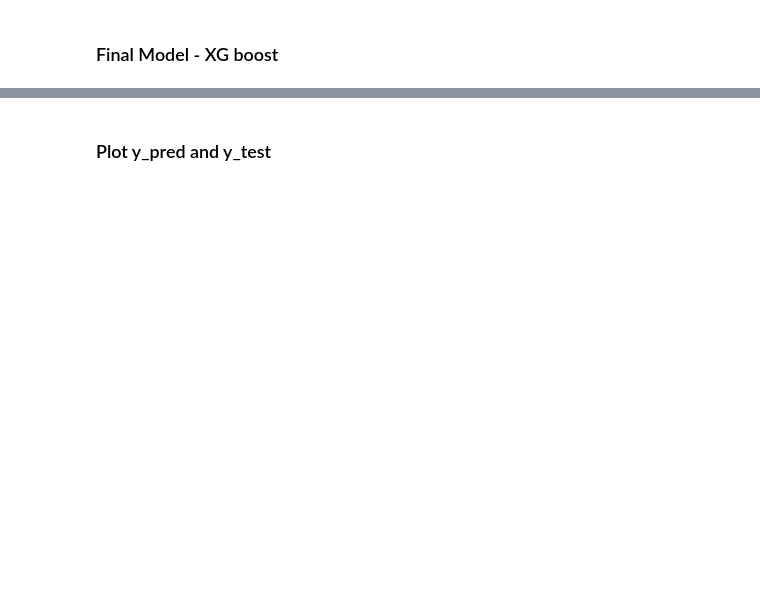
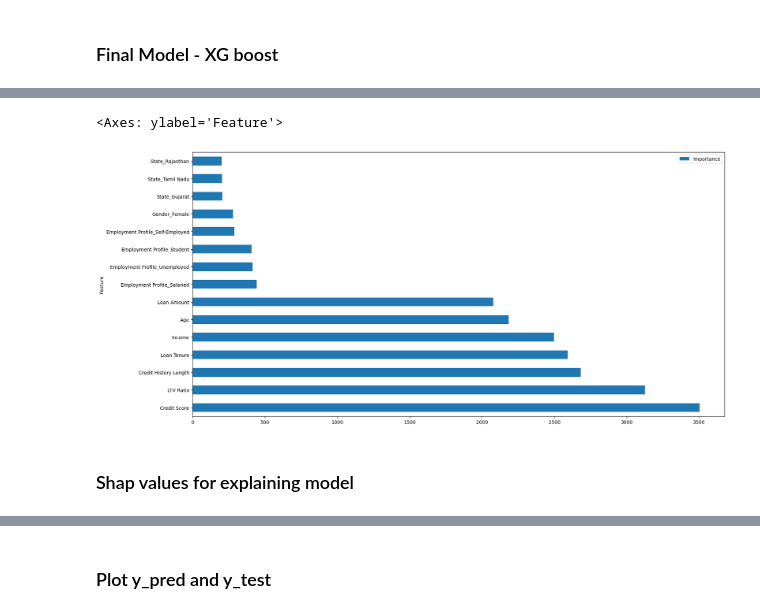
Before and after one commit to dtrelays/AutoLoanApproval, a Jupyter notebook: notebook/ModelTraining_LoanApproval.ipynb, the cells around one changed output, grey strips where cells are left out. Drawn from its saved outputs; the diff is of its cells as text; code cells hidden in the pictures; blank space fills up the shorter version.

```diff
--- a/notebook/ModelTraining_LoanApproval.ipynb
+++ b/notebook/ModelTraining_LoanApproval.ipynb
@@ -79,3 +95,14 @@ X_transform = preprocessor.fit_transform(X)
+# %%
+# Get the transformed column names
+transformed_column_names = []
+
+if len(cat_features) > 0:
+    onehot_encoder = pipeline.named_steps['preprocessor'].transformers_[0][1].named_steps['onehot']
+    feature_names = onehot_encoder.get_feature_names_out(input_features=cat_features)
+    transformed_column_names.extend(feature_names)
+
+# Append numerical column names
+transformed_column_names.extend(num_features)
 # %%
 #creating three sets - training, test and validation
 X_train_temp, X_test, y_train_temp, y_test = train_test_split(X_transform, y, test_size=0.2, random_state=42)
@@ -314,0 +331,13 @@ print(" R2 of the model on validation set is %.2f" %model_val_r2)
+# %%
+feature_importance = xgb.get_booster().get_score(importance_type='weight')
+
+# Create a dictionary of feature names and feature importance scores
+feature_importance_mapping = {}
+for i, col_name in enumerate(transformed_column_names):
+    feature_importance_mapping[col_name] = feature_importance.get(f'f{i}', 0)  # Assuming feature names are 'f0', 'f1', ...
+
+# Sort the feature importance dictionary by score in descending order
+sorted_feature_importance = sorted(feature_importance_mapping.items(), key=lambda x: x[1], reverse=True)
+
+# Create a DataFrame from the sorted feature importances
+df_feature_imp = pd.DataFrame(sorted_feature_importance, columns=["Feature", "Importance"])
@@ -314,0 +366,7 @@ print(" R2 of the model on validation set is %.2f" %model_val_r2)
+# %%
+df_feature_imp.nlargest(15, columns="Importance").reset_index(drop=True).plot(kind='barh', y='Importance', x='Feature', figsize=(20, 10))
+# %% [output]
+<Axes: ylabel='Feature'>
+[figure, added]
+# %% [markdown]
+### Shap values for explaining model
```
Also changed, not shown: parts of 18 cells of this notebook, 4 other files.
